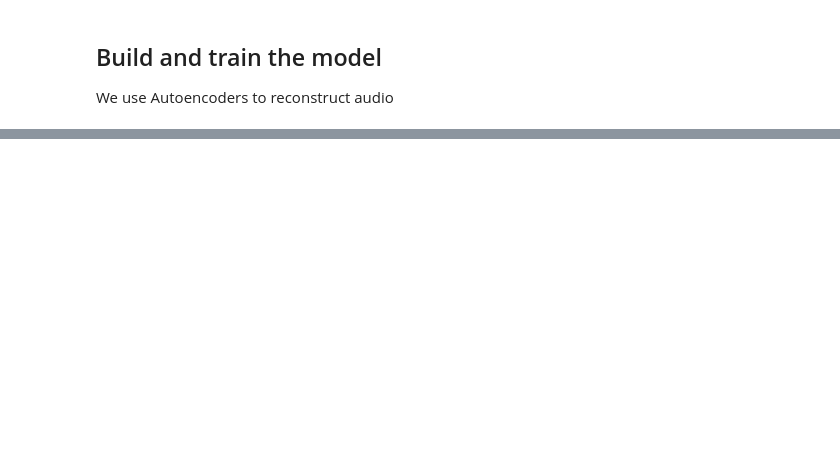
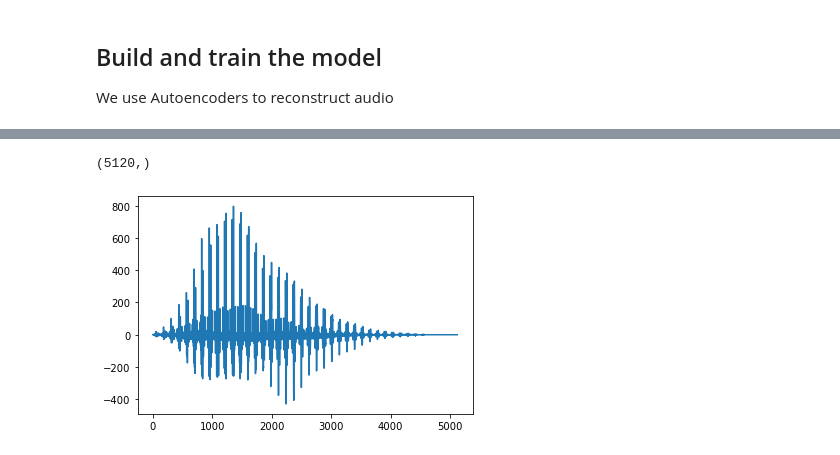
Before and after one commit to firefighter-eric/AccelerometerEavesdropping, a Jupyter notebook: deep_learning_model/reconstruction/construction_audio_DAE.ipynb, the cells around one changed output, grey strips where cells are left out. Drawn from its saved outputs; the diff is of its cells as text; code cells hidden in the pictures; blank space fills up the shorter version.

```diff
--- a/deep_learning_model/reconstruction/construction_audio_DAE.ipynb
+++ b/deep_learning_model/reconstruction/construction_audio_DAE.ipynb
@@ -119,0 +170,10 @@ plt.show()
+# %%
+wave = istft(reconstructed_spec, nperseg=WINDOW_SIZE, noverlap=OVERLAP)
+print(wave[0].shape)
+time = np.arange(0, 5120, 1)
+plt.figure()
+plt.plot(wave[0], wave[1])
+plt.show()
+# %% [output]
+(5120,)
+[figure, added]
```
Also changed, not shown: parts of 8 cells of this notebook.
